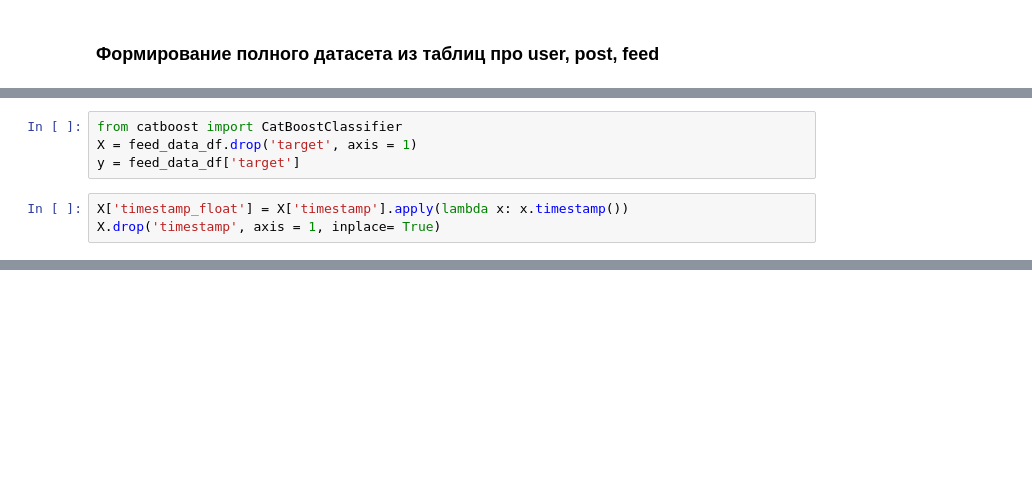
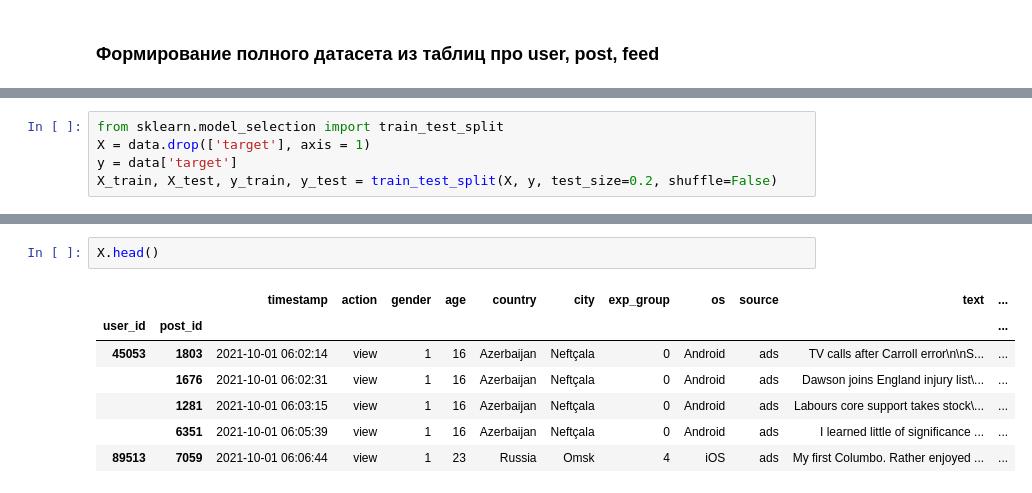
Before and after one commit to Alen4ick/ML-project-rec-sys, a Jupyter notebook: main.ipynb, the cells around one changed output, grey strips where cells are left out. Saved outputs shown, nothing was run; the diff lists cells and outputs as text; blank space fills up the shorter version.

Commit message:
first version

```diff
--- a/main.ipynb
+++ b/main.ipynb
@@ -54,7 +73,5 @@ data.shape
 # %%
-from catboost import CatBoostClassifier
-X = feed_data_df.drop('target', axis = 1)
-y = feed_data_df['target']
+from sklearn.model_selection import train_test_split
+X = data.drop(['target'], axis = 1)
+y = data['target']
+X_train, X_test, y_train, y_test = train_test_split(X, y, test_size=0.2, shuffle=False)
-# %%
-X['timestamp_float'] = X['timestamp'].apply(lambda x: x.timestamp())
-X.drop('timestamp', axis = 1, inplace= True)
@@ -95,0 +78,10 @@ x1
+# %%
+X.head()
+# %% [output]
+|  |  | timestamp | action | gender | age | country | city | exp_group | os | source | text | ... |
+| user_id | post_id |  |  |  |  |  |  |  |  |  |  | ... |
+| 45053 | 1803 | 2021-10-01 06:02:14 | view | 1 | 16 | Azerbaijan | Neftçala | 0 | Android | ads | TV calls after Carroll error\n\nS... | ... |
+|  | 1676 | 2021-10-01 06:02:31 | view | 1 | 16 | Azerbaijan | Neftçala | 0 | Android | ads | Dawson joins England injury list\... | ... |
+|  | 1281 | 2021-10-01 06:03:15 | view | 1 | 16 | Azerbaijan | Neftçala | 0 | Android | ads | Labours core support takes stock\... | ... |
+|  | 6351 | 2021-10-01 06:05:39 | view | 1 | 16 | Azerbaijan | Neftçala | 0 | Android | ads | I learned little of significance ... | ... |
+| 89513 | 7059 | 2021-10-01 06:06:44 | view | 1 | 23 | Russia | Omsk | 4 | iOS | ads | My first Columbo. Rather enjoyed ... | ... |
```
Also changed, not shown: parts of 30 cells of this notebook.
